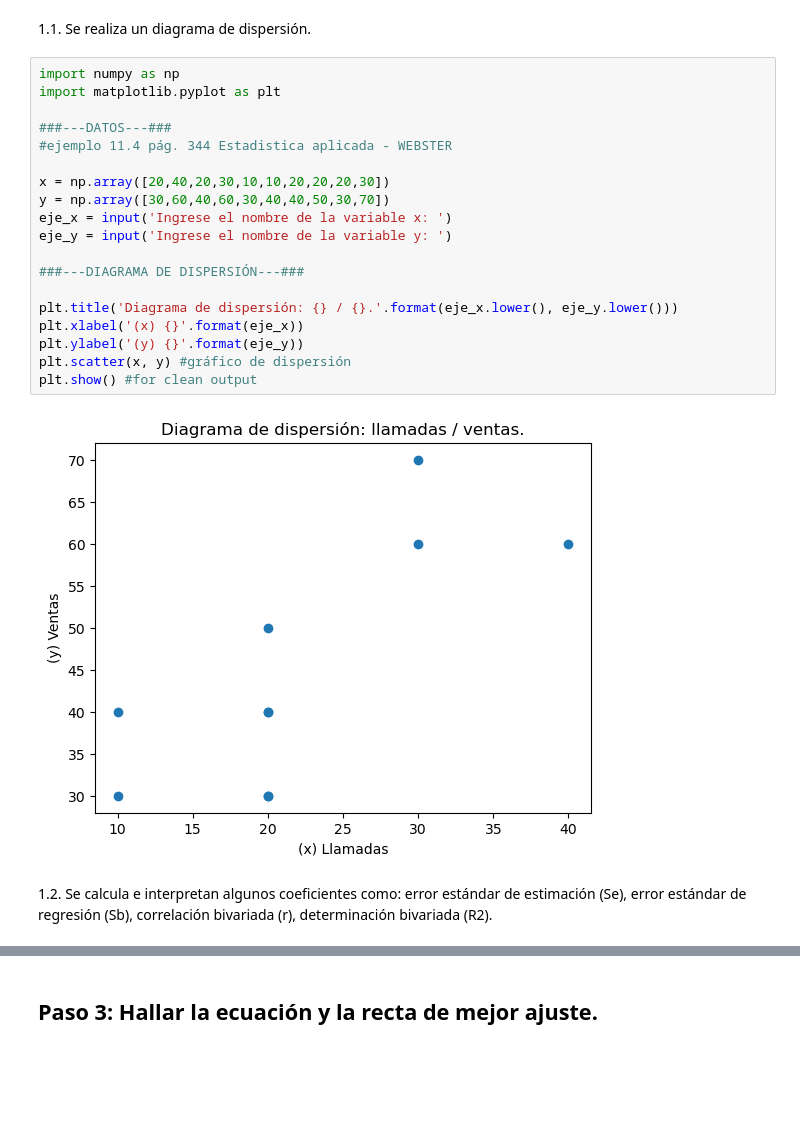
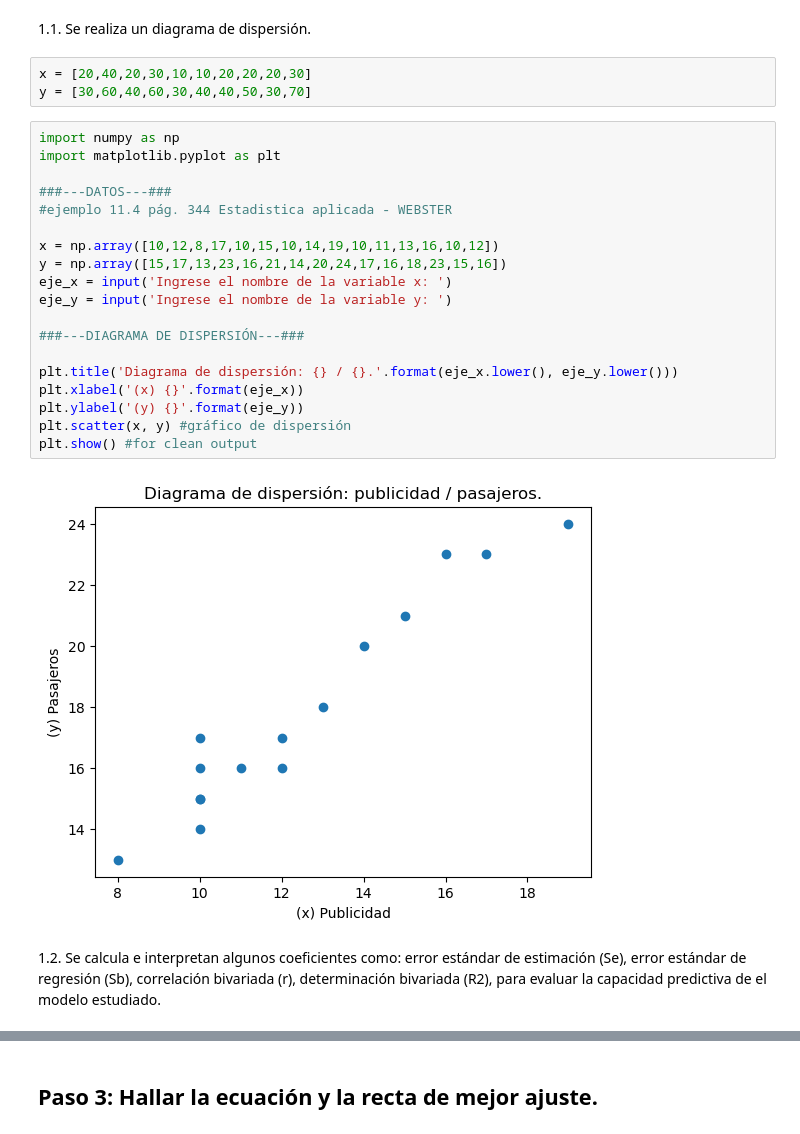
Before and after one commit to kikin3112/projets, a Jupyter notebook: regresion_lineal.ipynb, the cells around one changed output, grey strips where cells are left out. Saved outputs shown, nothing was run; the diff lists cells and outputs as text; blank space fills up the shorter version.

```diff
--- a/regresion_lineal.ipynb
+++ b/regresion_lineal.ipynb
@@ -6,29 +6,32 @@
 ## Paso 1: Analizar asociación entre variables.
 # %% [markdown]
 1.1. Se realiza un diagrama de dispersión.
+# %%
+x = [20,40,20,30,10,10,20,20,20,30]
+y = [30,60,40,60,30,40,40,50,30,70]
 # %%
 import numpy as np
 import matplotlib.pyplot as plt
 
 ###---DATOS---###
 #ejemplo 11.4 pág. 344 Estadistica aplicada - WEBSTER
 
-x = np.array([20,40,20,30,10,10,20,20,20,30])
-y = np.array([30,60,40,60,30,40,40,50,30,70])
+x = np.array([10,12,8,17,10,15,10,14,19,10,11,13,16,10,12])
+y = np.array([15,17,13,23,16,21,14,20,24,17,16,18,23,15,16])
 eje_x = input('Ingrese el nombre de la variable x: ')
 eje_y = input('Ingrese el nombre de la variable y: ')
 
 ###---DIAGRAMA DE DISPERSIÓN---###
 
 plt.title('Diagrama de dispersión: {} / {}.'.format(eje_x.lower(), eje_y.lower()))
 plt.xlabel('(x) {}'.format(eje_x))
 plt.ylabel('(y) {}'.format(eje_y))
 plt.scatter(x, y) #gráfico de dispersión
 plt.show() #for clean output
 # %% [output]
-[figure, old version]
+[figure, new version]
 # %% [markdown]
-1.2. Se calcula e interpretan algunos coeficientes como: error estándar de estimación (Se), error estándar de regresión (Sb), correlación bivariada (r), determinación bivariada (R2).
+1.2. Se calcula e interpretan algunos coeficientes como: error estándar de estimación (Se), error estándar de regresión (Sb), correlación bivariada (r), determinación bivariada (R2), para evaluar la capacidad predictiva de el modelo estudiado.
 # %%
 #mean_x = media de x
 #mean_y = media de y
```
Also changed, not shown: parts of 6 cells of this notebook.
